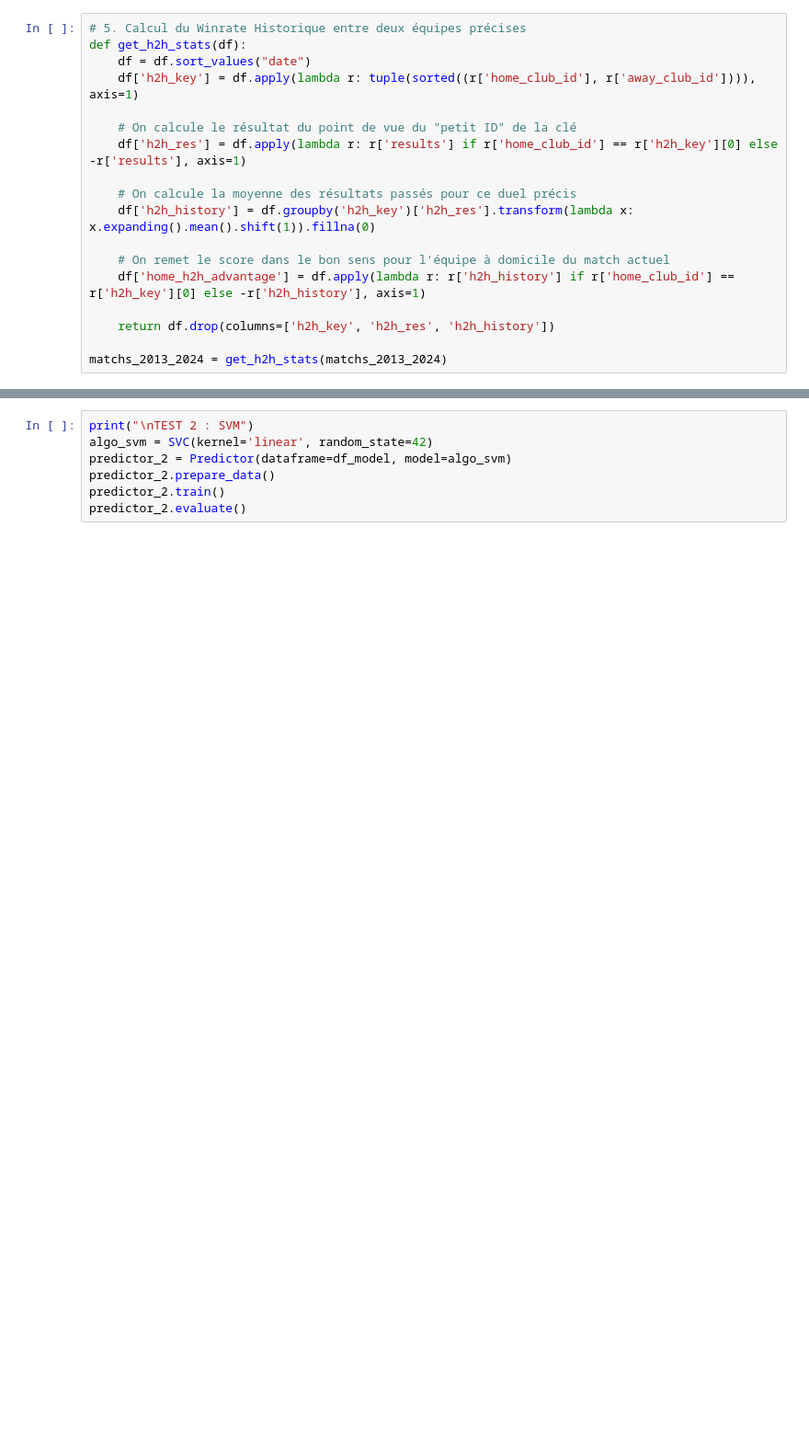
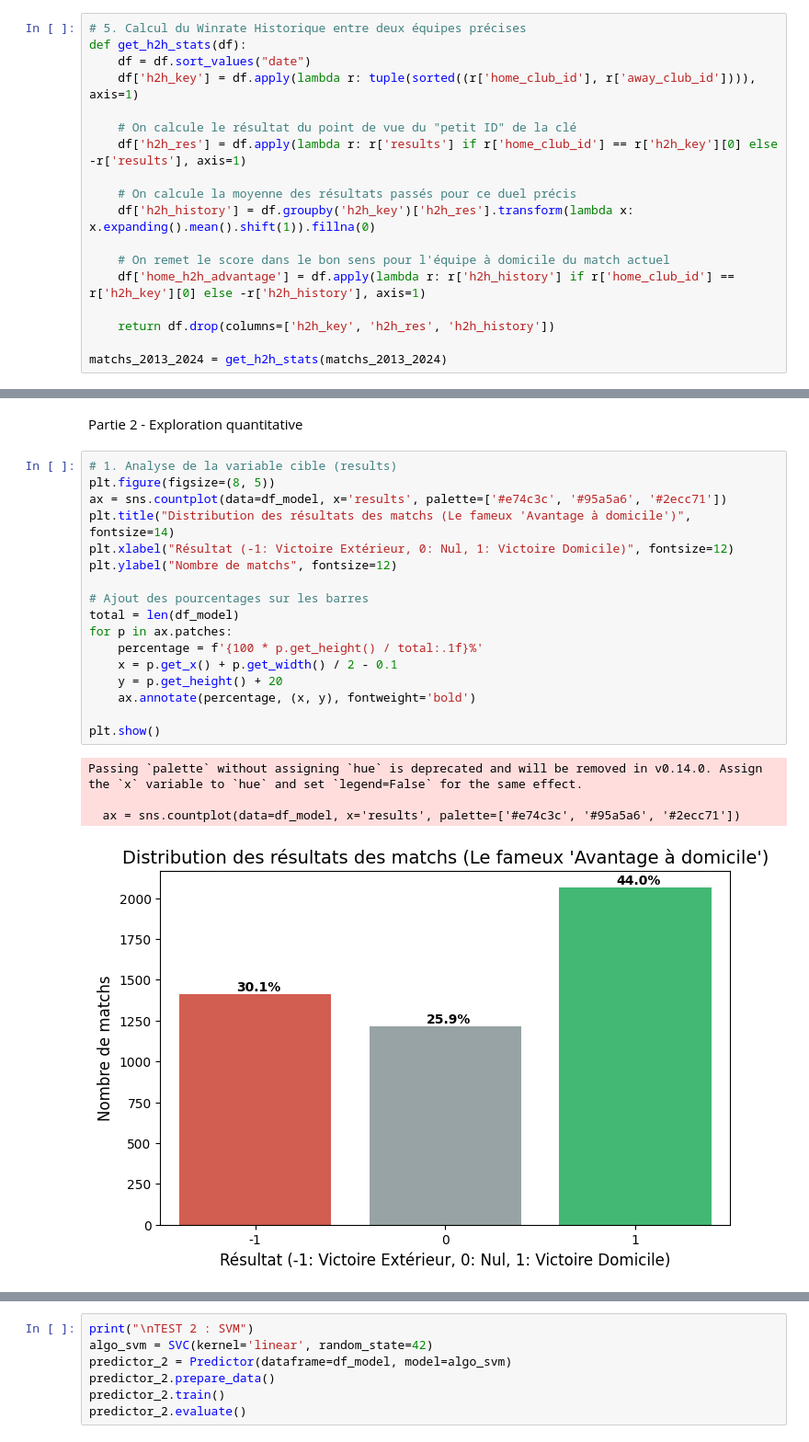
Before and after one commit to massieuxalexandre/Ligue1-Matchs-Predictions, a Jupyter notebook: main.ipynb, the cells around one changed output, grey strips where cells are left out. Shown at 92% size. Drawn from its saved outputs; the diff is of its cells as text; blank space fills up the shorter version.

Commit message:
exploration quantitative

```diff
--- a/main.ipynb
+++ b/main.ipynb
@@ -213,0 +194,24 @@ Taille du dataset propre : 4691 matchs.
+# %% [markdown]
+Partie 2 - Exploration quantitative
+# %%
+# 1. Analyse de la variable cible (results)
+plt.figure(figsize=(8, 5))
+ax = sns.countplot(data=df_model, x='results', palette=['#e74c3c', '#95a5a6', '#2ecc71'])
+plt.title("Distribution des résultats des matchs (Le fameux 'Avantage à domicile')", fontsize=14)
+plt.xlabel("Résultat (-1: Victoire Extérieur, 0: Nul, 1: Victoire Domicile)", fontsize=12)
+plt.ylabel("Nombre de matchs", fontsize=12)
+
+# Ajout des pourcentages sur les barres
+total = len(df_model)
+for p in ax.patches:
+    percentage = f'{100 * p.get_height() / total:.1f}%'
+    x = p.get_x() + p.get_width() / 2 - 0.1
+    y = p.get_height() + 20
+    ax.annotate(percentage, (x, y), fontweight='bold')
+
+plt.show()
+# %% [output]
+Passing `palette` without assigning `hue` is deprecated and will be removed in v0.14.0. Assign the `x` variable to `hue` and set `legend=False` for the same effect.
+
+  ax = sns.countplot(data=df_model, x='results', palette=['#e74c3c', '#95a5a6', '#2ecc71'])
+[figure, added]
```
Also changed, not shown: parts of 21 cells of this notebook.
